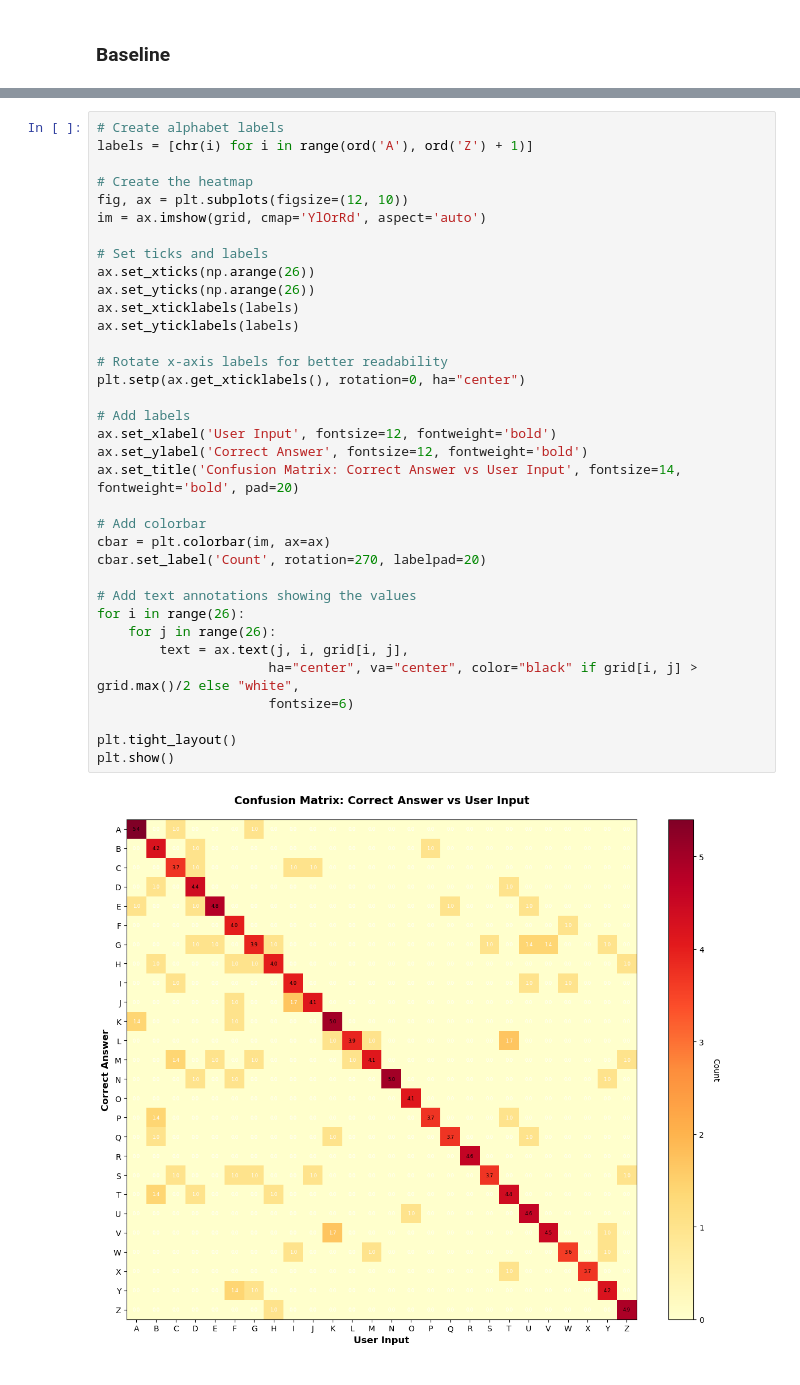
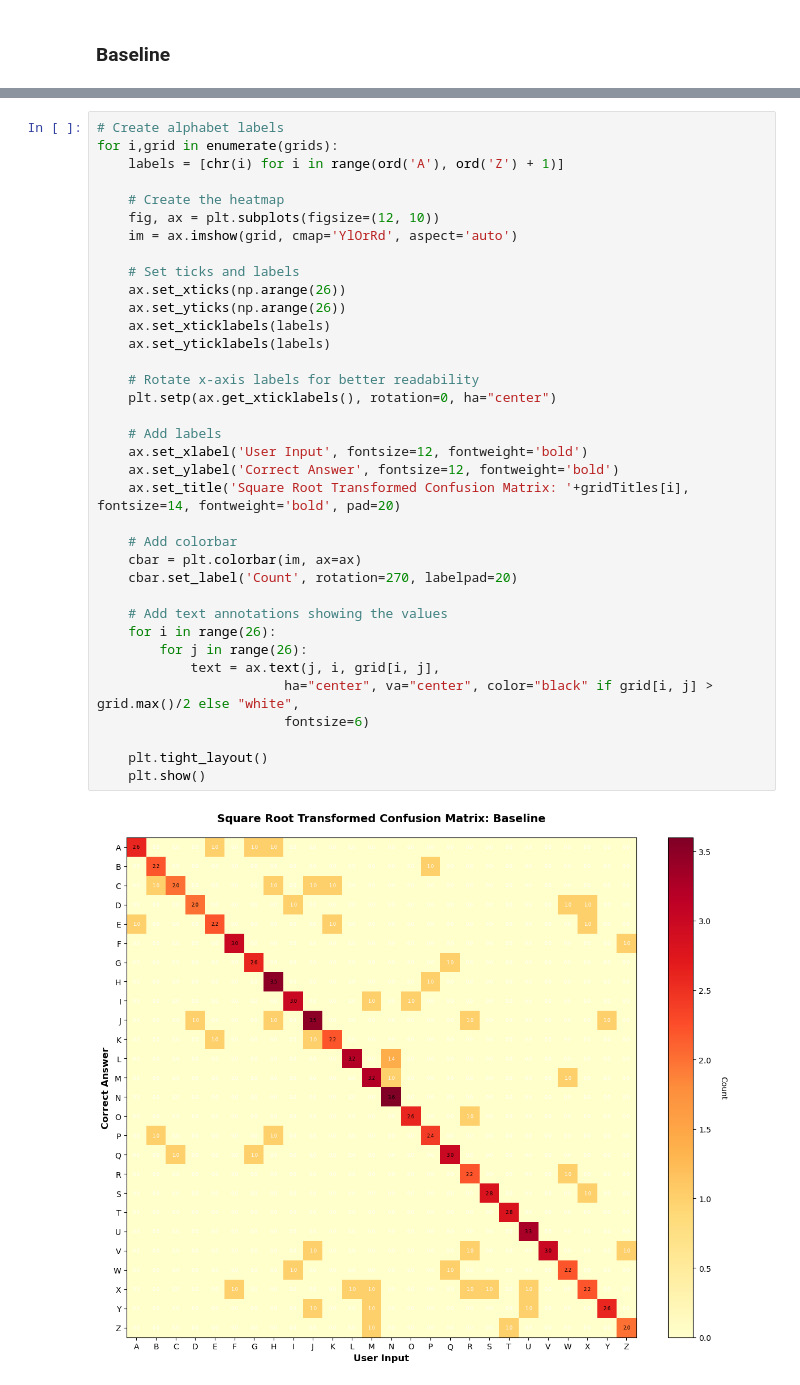
Before and after one commit to KasperKCarlsen/02464---Mini-Project-1, a Jupyter notebook: missclassify.ipynb, the cells around one changed output, grey strips where cells are left out. Cells and saved outputs as stored; diff of their text form.

```diff
--- a/missclassify.ipynb
+++ b/missclassify.ipynb
@@ -101,37 +97,38 @@ array([[5.4, 0. , 1. , 0. , 0. , 0. , 1. , 0. , 0. , 0. , 0. , 0. , 0. ,
 # %%
 # Create alphabet labels
-labels = [chr(i) for i in range(ord('A'), ord('Z') + 1)]
+for i,grid in enumerate(grids):
+    labels = [chr(i) for i in range(ord('A'), ord('Z') + 1)]
 
-# Create the heatmap
-fig, ax = plt.subplots(figsize=(12, 10))
-im = ax.imshow(grid, cmap='YlOrRd', aspect='auto')
+    # Create the heatmap
+    fig, ax = plt.subplots(figsize=(12, 10))
+    im = ax.imshow(grid, cmap='YlOrRd', aspect='auto')
 
-# Set ticks and labels
-ax.set_xticks(np.arange(26))
-ax.set_yticks(np.arange(26))
-ax.set_xticklabels(labels)
-ax.set_yticklabels(labels)
+    # Set ticks and labels
+    ax.set_xticks(np.arange(26))
+    ax.set_yticks(np.arange(26))
+    ax.set_xticklabels(labels)
+    ax.set_yticklabels(labels)
 
-# Rotate x-axis labels for better readability
-plt.setp(ax.get_xticklabels(), rotation=0, ha="center")
+    # Rotate x-axis labels for better readability
+    plt.setp(ax.get_xticklabels(), rotation=0, ha="center")
 
-# Add labels
-ax.set_xlabel('User Input', fontsize=12, fontweight='bold')
-ax.set_ylabel('Correct Answer', fontsize=12, fontweight='bold')
-ax.set_title('Confusion Matrix: Correct Answer vs User Input', fontsize=14, fontweight='bold', pad=20)
+    # Add labels
+    ax.set_xlabel('User Input', fontsize=12, fontweight='bold')
+    ax.set_ylabel('Correct Answer', fontsize=12, fontweight='bold')
+    ax.set_title('Square Root Transformed Confusion Matrix: '+gridTitles[i], fontsize=14, fontweight='bold', pad=20)
 
-# Add colorbar
-cbar = plt.colorbar(im, ax=ax)
-cbar.set_label('Count', rotation=270, labelpad=20)
+    # Add colorbar
+    cbar = plt.colorbar(im, ax=ax)
+    cbar.set_label('Count', rotation=270, labelpad=20)
 
-# Add text annotations showing the values
-for i in range(26):
-    for j in range(26):
-        text = ax.text(j, i, grid[i, j],
-                      ha="center", va="center", color="black" if grid[i, j] > grid.max()/2 else "white",
-                      fontsize=6)
+    # Add text annotations showing the values
+    for i in range(26):
+        for j in range(26):
+            text = ax.text(j, i, grid[i, j],
+                        ha="center", va="center", color="black" if grid[i, j] > grid.max()/2 else "white",
+                        fontsize=6)
 
-plt.tight_layout()
-plt.show()
+    plt.tight_layout()
+    plt.show()
 # %% [output]
-[figure, old version]
+[figure, new version]
```
Also changed, not shown: parts of 5 cells of this notebook, 3 other files.
